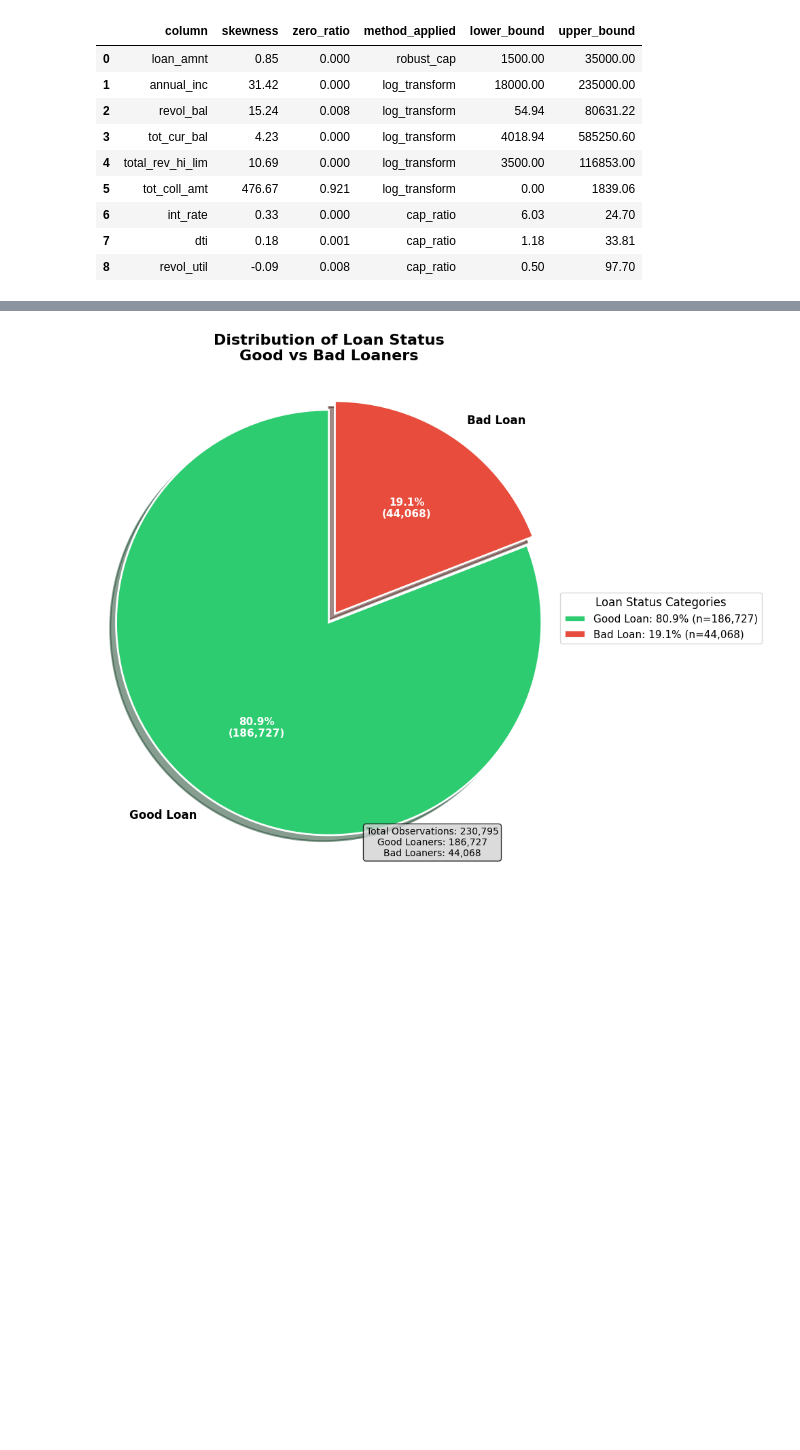
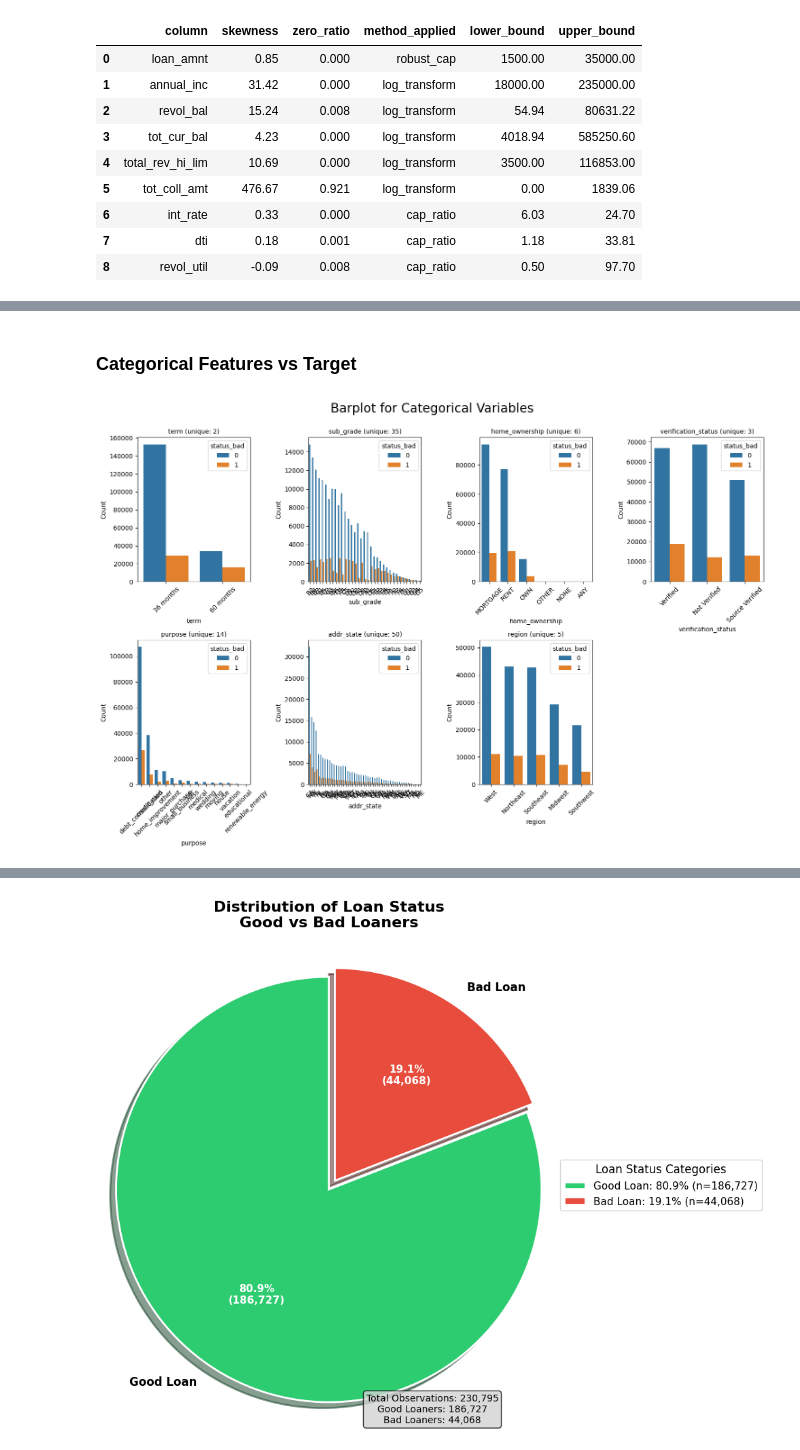
Before and after one commit to RevanzaIfannyA/lending-club-credit-risk-modeling, a Jupyter notebook: LC notebook.ipynb, the cells around one changed output, grey strips where cells are left out. Cells and saved outputs as stored; diff of their text form; code cells hidden in the pictures; blank space fills up the shorter version.

```diff
--- a/LC notebook.ipynb
+++ b/LC notebook.ipynb
@@ -853,0 +1128,12 @@ memory usage: 100.1+ MB
+# %% [markdown]
+### Categorical Features vs Target
+# %%
+categorical_barplot_visual(
+    data=df,
+    columns=categorical_cols,
+    n_row=2,
+    n_col=4,
+    by = "status_bad"
+)
+# %% [output]
+[figure, added]
```
Also changed, not shown: parts of 100 cells of this notebook, 1 other file.
